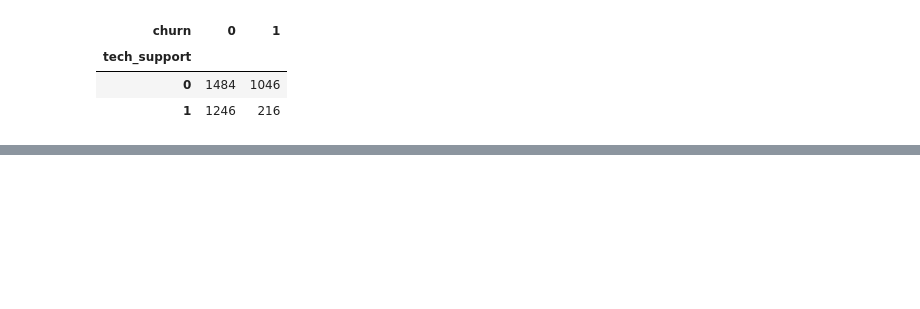
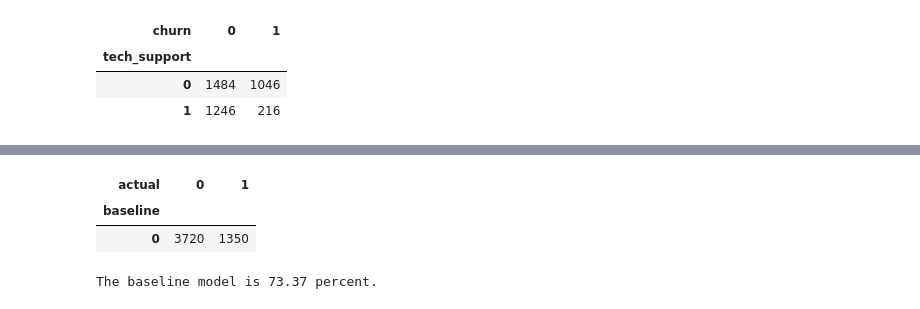
Before and after one commit to ThompsonBethany01/Telco_Churn, a Jupyter notebook: Modeling.ipynb, the cells around one changed output, grey strips where cells are left out. Drawn from its saved outputs; the diff is of its cells as text; code cells hidden in the pictures; blank space fills up the shorter version.

```diff
--- a/Modeling.ipynb
+++ b/Modeling.ipynb
@@ -265,0 +404,29 @@ observed2
+# %%
+# To calculate accuracy, create a cross tab of our baseline versus actual
+pd.crosstab(baseline['baseline'], baseline['actual'])
+# %% [output]
+| actual | 0 | 1 |
+| baseline |  |  |
+| 0 | 3720 | 1350 |
+# %%
+# let's calculate the accuracy
+# positive will be not churned
+# (TP + TN) / (TP + TN + FP + FN)
+
+#predicting not churned and the customer has not churned
+TP = 3720
+
+#predicting not churned and the customer has churned
+FP = 1350
+
+#predicting the customer has churned and they have churned
+TN = 0
+
+#predicting the customer has churned and they have not churned
+FN = 0
+
+base_acc = (TP + TN) / (TP + TN + FP + FN)
+
+print("The baseline model is",round(base_acc * 100, 2),"percent.")
+# %% [output]
+The baseline model is 73.37 percent.
```
Also changed, not shown: parts of 50 cells of this notebook, 2 other files.
